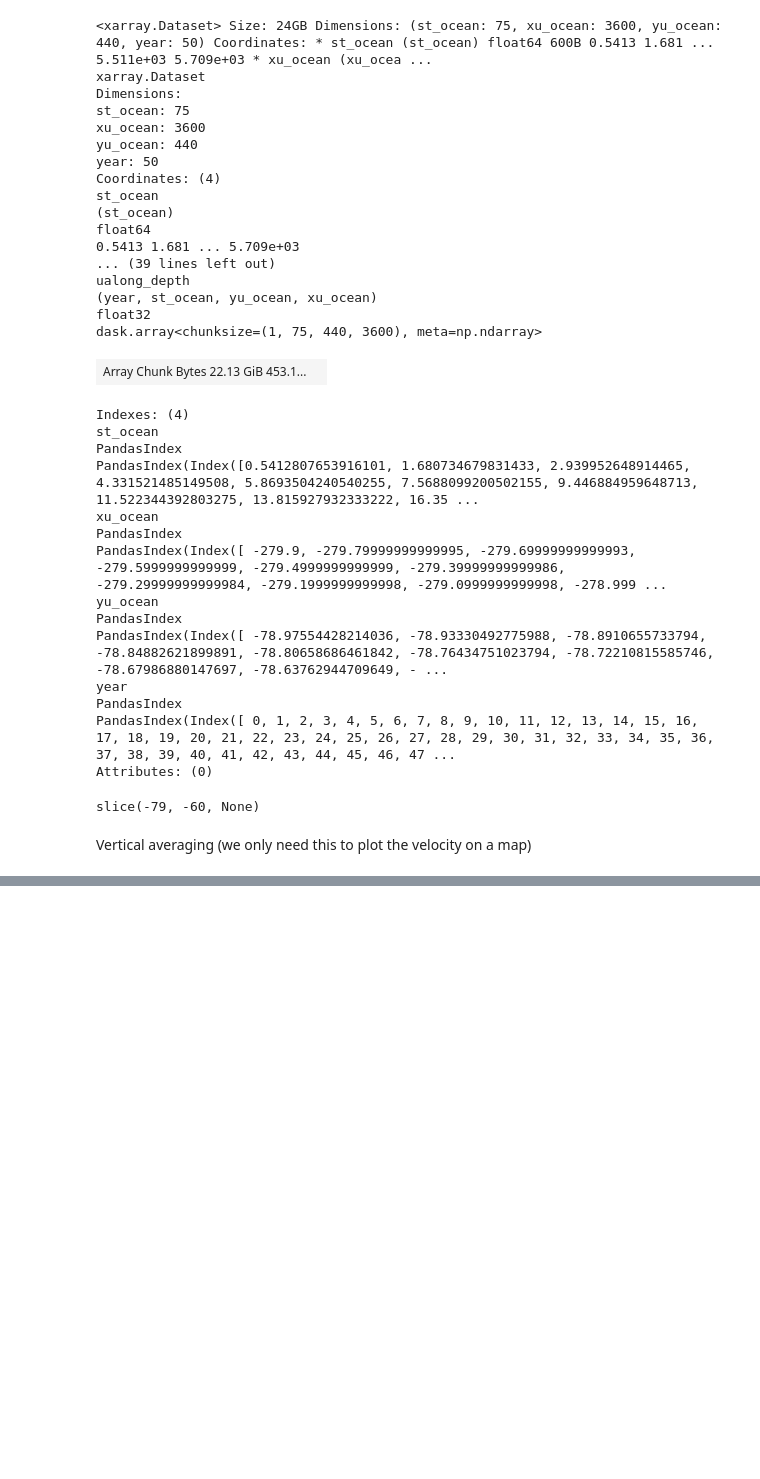
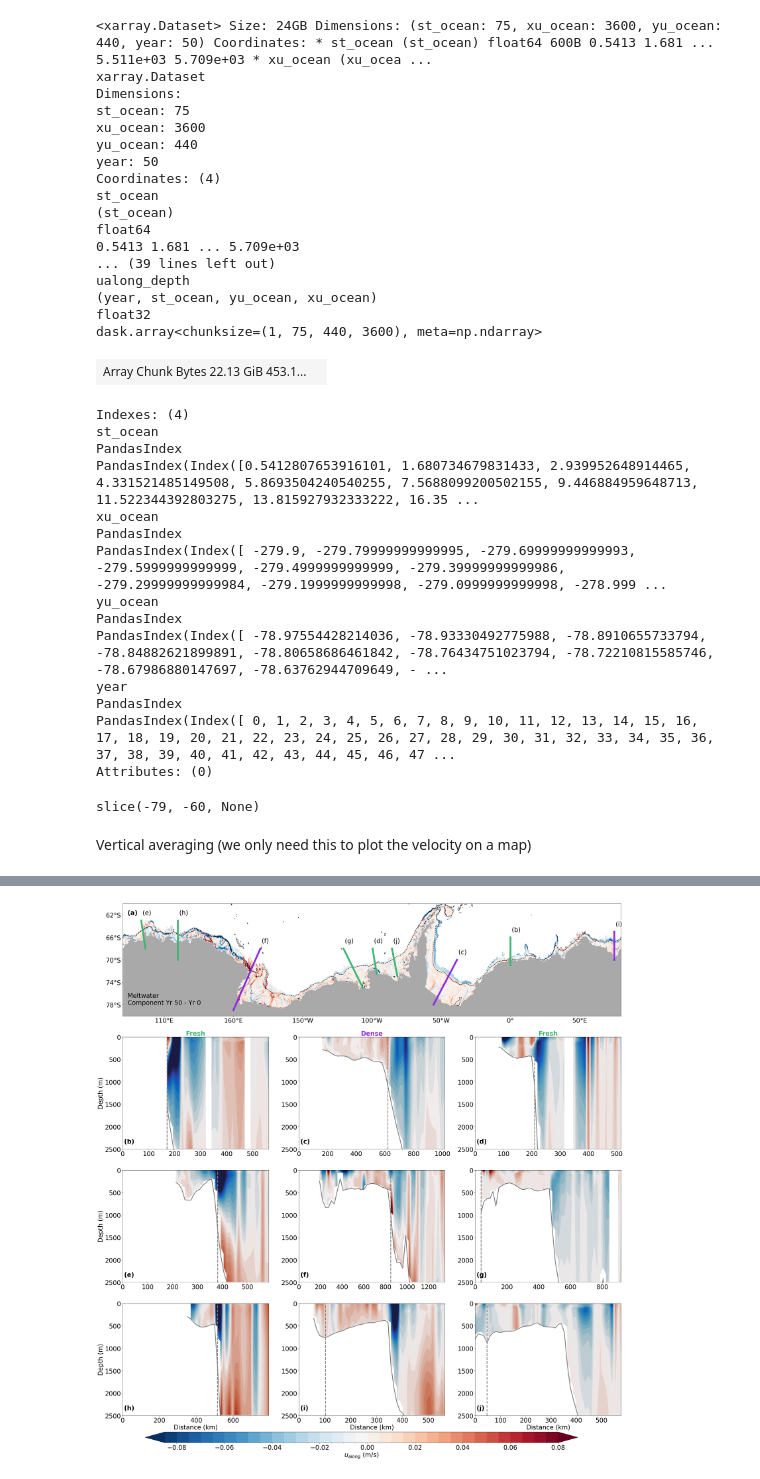
Before and after one commit to ongqingyee/MW-perturb-ASC, a Jupyter notebook: plot_ualong_section.ipynb, the cells around one changed output, grey strips where cells are left out. Cells and saved outputs as stored; diff of their text form; code cells hidden in the pictures; blank space fills up the shorter version.

```diff
--- a/plot_ualong_section.ipynb
+++ b/plot_ualong_section.ipynb
@@ -838,0 +896,16 @@ plt.tight_layout()
+# %%
+plot_coord_list = ((-69.75, 15+100,-69, 15+100), #-70, 38.5+100,-65, 38.5+100)## CHANGED
+                   (-66.5,  -163.5,-63,  -166.5),
+                   (-67, -240+100,-65, -240+100),## CHANGED
+                   (-78, -55.5+100,-70, -38.5+100),#(-80, -55.5+100,-70, -38.5+100)
+                   (-79, -190+100,-70,  -170.5+100), #(-80, 173.5+100,-68,  180.5+100) ## CHANGED
+                   (-70, 75+100, -66, 75+100), # (-68,  143.5+100,-63,  146.5+100)
+                   (-67, -232+100,-63, -232+100), #(-73,-96.5+100,-68,  -99.5+100)## CHANGED
+                   (-66.5,  -173.5,-65,  -176.5),
+                   (-67.5, 47+100,-65, 47+100))
+plot_coord_list_test = np.array(plot_coord_list)
+for l in np.arange(0,len(plot_coord_list)):
+    plot_coord_list_test[l,1] = plot_coord_list[l][1]-100
+    plot_coord_list_test[l,3] = plot_coord_list[l][3]-100
+# %%
+colorsList_no3 = [('mediumseagreen'),('blueviolet'),('mediumseagreen')]
@@ -838,0 +970,72 @@ plt.tight_layout()
+# %%
+fig, ax = plt.subplot_mosaic("AAA;012;345;678", figsize = (30,30))
+cmap = (u_barotropic.ualong_depth.where(cluster_mask_access.isel(yu_ocean = slice(1,len(cluster_mask_access.yu_ocean)))== True).__xarray_dataarray_variable__)\
+            .plot.contourf(levels =levels_ualong, ax = ax['A'], add_colorbar = False)
+cs = hu_region.plot.contour(levels  = [1000], color = 'k', ax = ax['A'], linestyle = 'dashed') #conventional definition for ASC
+changeline_cs('dashed')
+
+ax['A'].contourf(hu.xu_ocean, land_mask_lat, land_mask_masked, colors='darkgrey', zorder=2)
+ax['A'].set_ylim([-80,-60])
+ax['A'].text(0.01,0.1,'Meltwater \nComponent Yr 50 - Yr 0',transform=ax['A'].transAxes)
+ax['A'].set_ylabel('')
+ax['A'].set_xlabel('')
+ax['A'].text(0.01,0.9,'(a)', transform=ax['A'].transAxes, fontweight = 'bold')
+for l in range(len(plot_coord_list_test)):# [2,3,-3,0,5,-2]:
+    ax['A'].plot( [plot_coord_list_test[l][1],plot_coord_list_test[l][3]], [plot_coord_list_test[l][0], plot_coord_list_test[l][2]]
+                 , lw = 7, label = 'l =  '+ str(l), color = colorsList_no3[int(l/3)])
+    ax_no = (int(l/3) + np.mod(l,3)*3)
+    t = ax['A'].annotate('(' + chr(ord('`')+ax_no+2) + ') ',xy = [plot_coord_list_test[l][3]+1, plot_coord_list_test[l][2]+1], transform=ax['A'].transAxes)
+    t.set_bbox(dict(facecolor='w', alpha=0.75, edgecolor='w'))
+
+ax['A'].set_yticks([-78,-74,-70,-66,-62])
+ax['A'].yaxis.set_major_formatter(LatitudeFormatter())
+ax['A'].xaxis.set_major_formatter(LongitudeFormatter())
+
+
+#ax['A'].legend() #plot_coord_list_test[l][:2], plot_coord_list_test[l][2:]
+
+## Year 49 row
+ualong_mw_year = u_alongdepth_wthmp.isel(year = 49) - u_alongdepth_wthp.isel(year = 49)
+
+
+#l = -3 # amundsen
+for l in range(len(plot_coord_list_test)):
+    '''
+    u_section = generate_cross_section(ualong_mw_year.ualong_depth.where(cluster_mask_access\
+                                 .isel(yu_ocean = slice(1,len(cluster_mask_access.yu_ocean)))== True)\
+                                 , plot_coord_list_test[l][:2], plot_coord_list_test[l][2:])
+    '''
+    u_section = generate_cross_section(ualong_mw_year, plot_coord_list_test[l][:2], plot_coord_list_test[l][2:])
+
+    ax_no = (int(l/3) + np.mod(l,3)*3)
+    u_section.sel(st_ocean= slice(0,2500)).plot.contourf(x='distance', y='st_ocean',
+                              cmap=cm.cm.balance, levels = levels_ualong,
+                              yincrease=False, add_labels=False,add_colorbar = False,  ax = ax[str(ax_no)])
+    ax[str(ax_no)].text(0.01,0.05,'(' + chr(ord('`')+ax_no+2) + ')', transform=ax[str(ax_no)].transAxes, fontweight = 'bold')
+
+    plot_topography_isobath(u_section, plot_coord_list_test[l][:2], plot_coord_list_test[l][2:], ax[str(ax_no)])
+    ax[str(ax_no)].set_ylim([2500,0])
+    ax[str(ax_no)].set_ylabel('')
+    ax[str(ax_no)].set_xlabel('')
+
+
+ax['6'].set_xlabel('Distance (km)')
+ax['7'].set_xlabel('Distance (km)')
+ax['8'].set_xlabel('Distance (km)')
+ax['0'].set_ylabel('Depth (m)')
+ax['3'].set_ylabel('Depth (m)')
+ax['6'].set_ylabel('Depth (m)')
+
+
+ax['0'].set_title('Fresh', fontweight = 'bold', color = colorsList_no3[0])
+ax['1'].set_title('Dense', fontweight = 'bold', color = colorsList_no3[1])
+ax['2'].set_title('Fresh', fontweight = 'bold', color = colorsList_no3[2])
+
+# cbar_kwargs={'extend':'both','label':'Along-slope velocity (m s$^{-1}$)'}
+cb_ax = fig.add_axes([0.1, -0.01, 0.8, 0.02])
+cbar_kwargs={'extend':'both','label':'Along-slope velocity (m s$^{-1}$)'}
+cbar = plt.colorbar(cmap, label = '$u_{along}$ (m/s)', orientation = 'horizontal', cax = cb_ax,
+                    pad = 0.05,  extend = 'both')
+plt.tight_layout()
+# %% [output]
+[figure, added]
```
Also changed, not shown: parts of 12 cells of this notebook, 24 other files.
